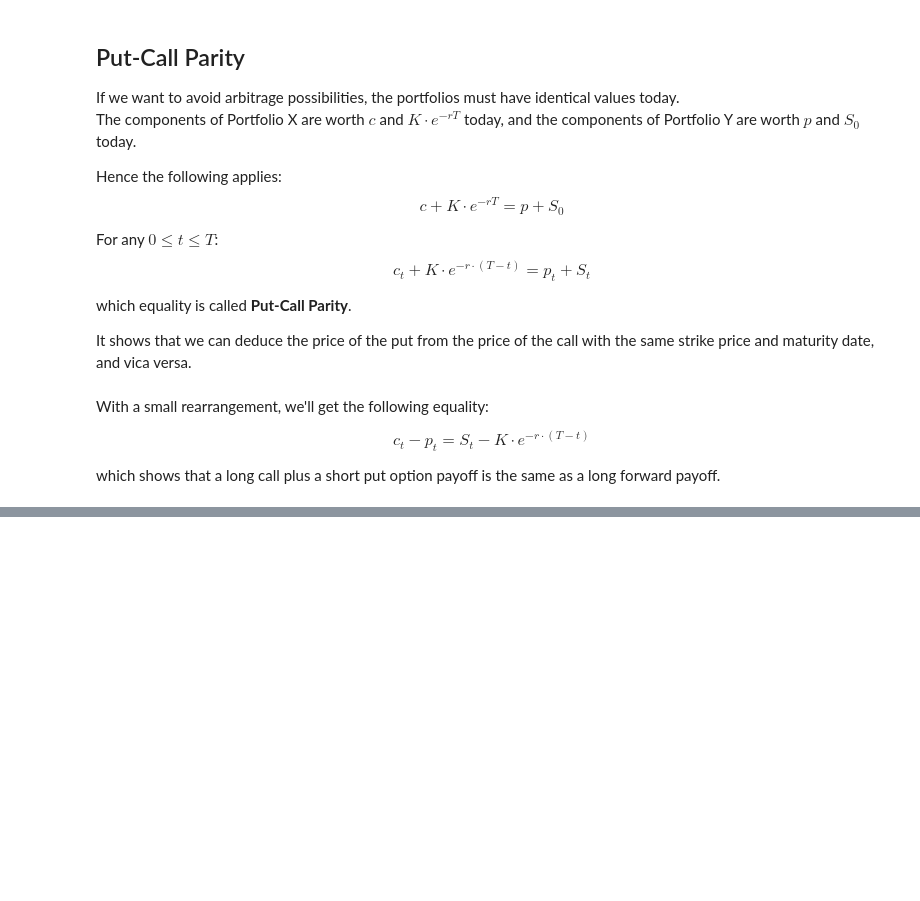
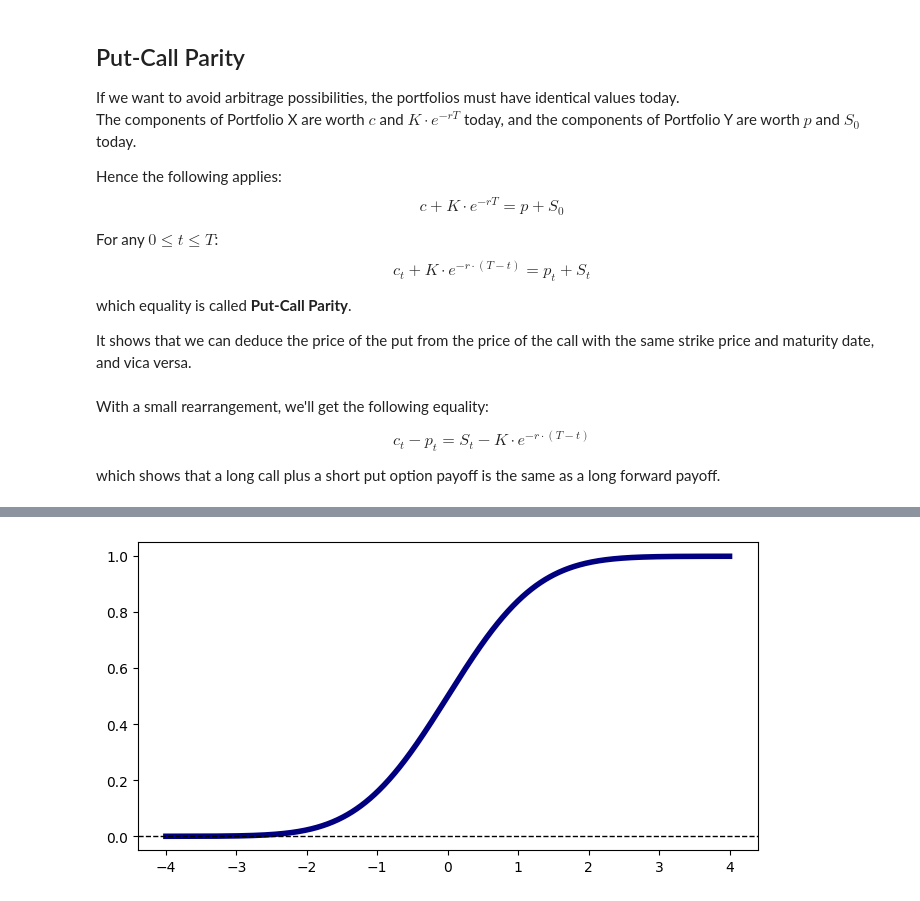
Before and after one commit to QuantCourseBP/QuantCourseBP, a Jupyter notebook: Lectures/02_BSM/presentation_02_option_basics_and_bsm_model.ipynb, the cells around one changed output, grey strips where cells are left out. Saved outputs shown, nothing was run; the diff lists cells and outputs as text; code cells hidden in the pictures; blank space fills up the shorter version.

```diff
--- a/Lectures/02_BSM/presentation_02_option_basics_and_bsm_model.ipynb
+++ b/Lectures/02_BSM/presentation_02_option_basics_and_bsm_model.ipynb
@@ -425,0 +502,10 @@ my_plotter(x_stock_price, [y_call_payoff, y_put_payoff * (-1)], layout=layout,
+# %%
+from scipy.stats import norm
+# https://docs.scipy.org/doc/scipy/reference/generated/scipy.stats.norm.html
+
+x = np.linspace(-4, 4, 1000)
+y = norm.cdf(x)
+
+my_plotter(x, y)
+# %% [output]
+[figure, added]
```
Also changed, not shown: parts of 21 cells of this notebook.
